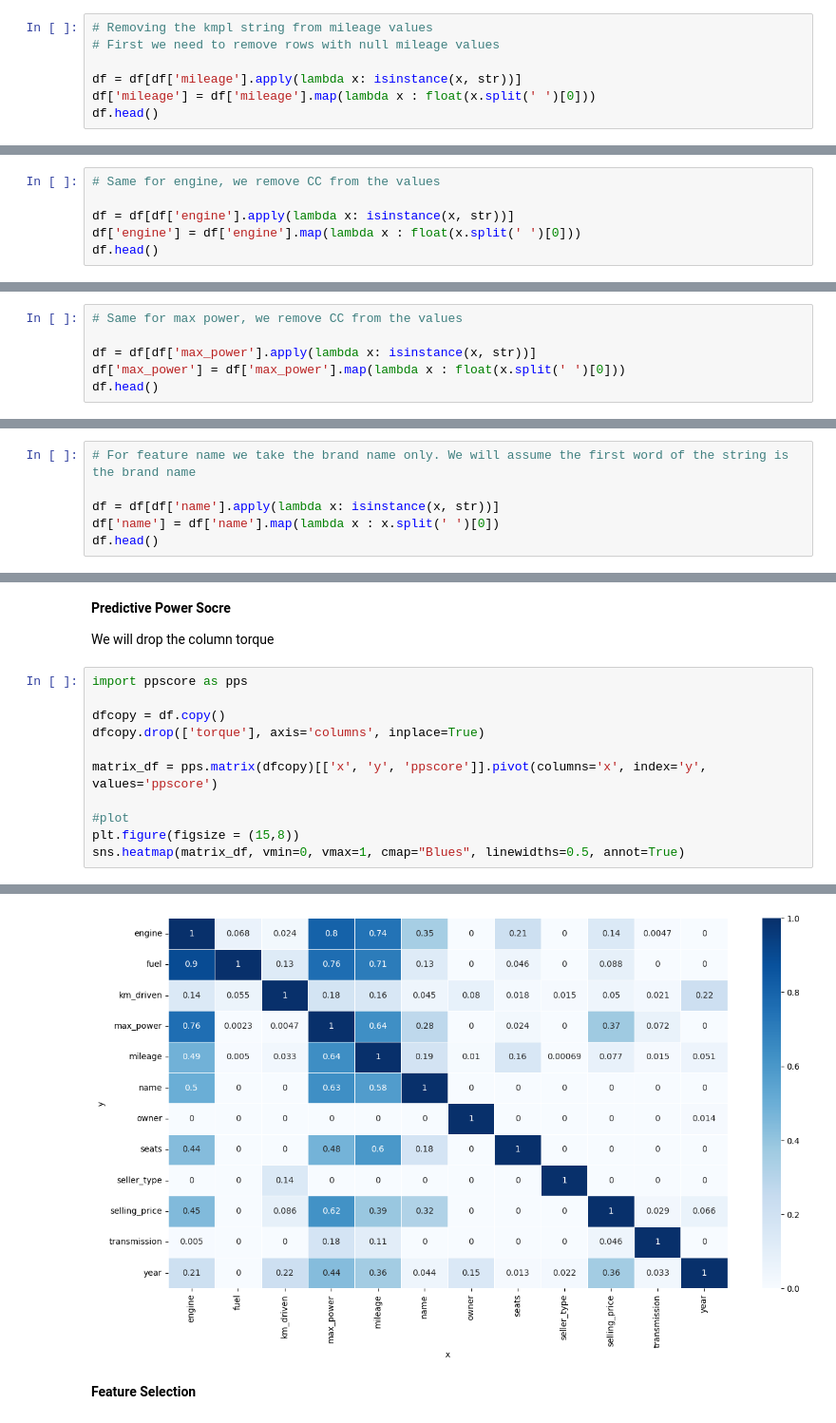
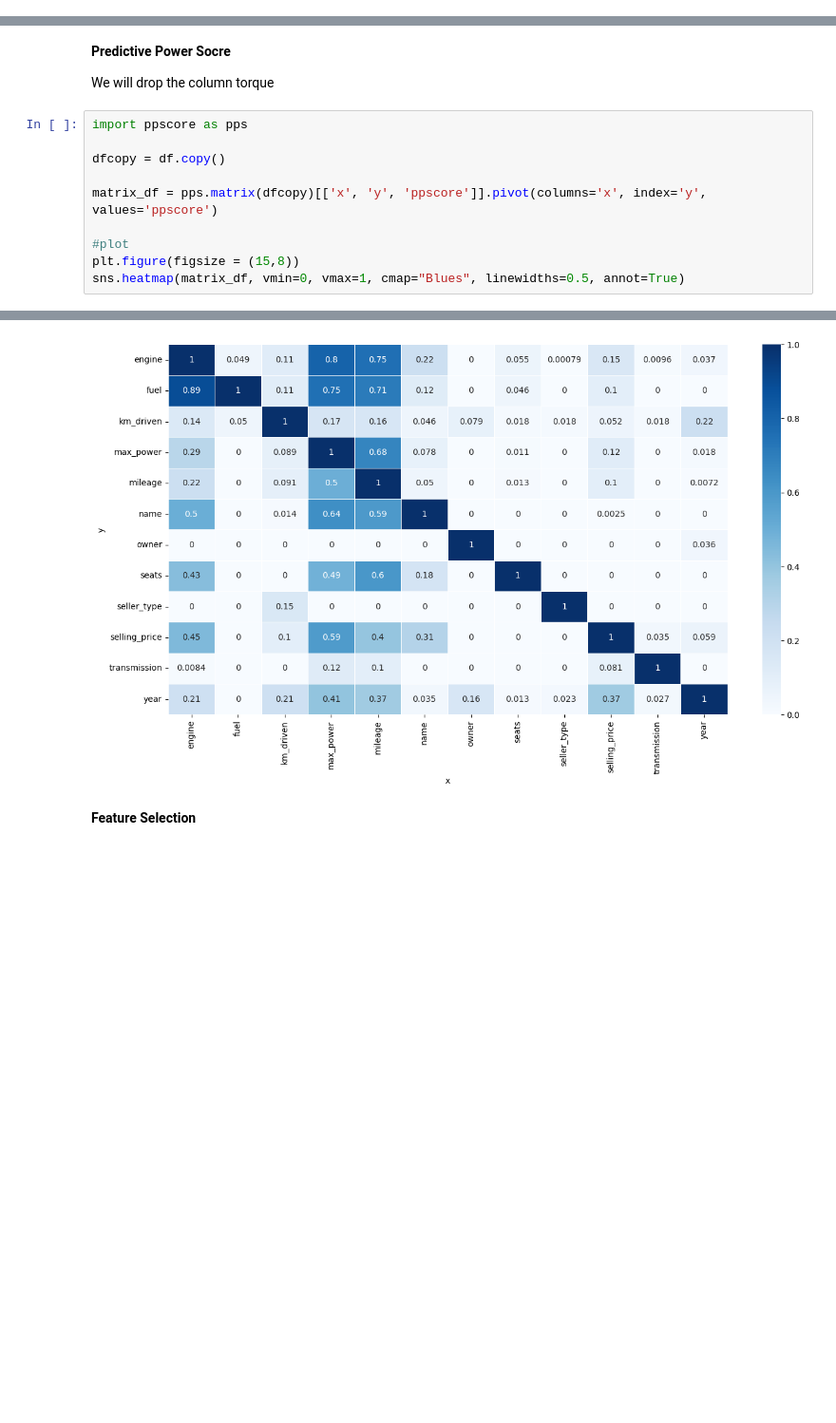
Before and after one commit to scherbatsky-jr/car_price_prediction, a Jupyter notebook: car_price_prediction.ipynb, the cells around one changed output, grey strips where cells are left out. Shown at 95% size. Saved outputs shown, nothing was run; the diff lists cells and outputs as text; blank space fills up the shorter version.

```diff
--- a/car_price_prediction.ipynb
+++ b/car_price_prediction.ipynb
@@ -232,10 +274,3 @@ sns.heatmap(df.corr(), annot=True, cmap="coolwarm")
 # %% [output]
 <Axes: >
 [figure]
-# %%
-# Removing the kmpl string from mileage values
-# First we need to remove rows with null mileage values
-
-df = df[df['mileage'].apply(lambda x: isinstance(x, str))]
-df['mileage'] = df['mileage'].map(lambda x : float(x.split(' ')[0]))
-df.head()
@@ -249,6 +276,0 @@ df.head()
-# %%
-# Same for engine, we remove CC from the values
-
-df = df[df['engine'].apply(lambda x: isinstance(x, str))]
-df['engine'] = df['engine'].map(lambda x : float(x.split(' ')[0]))
-df.head()
@@ -262,6 +276,0 @@ df.head()
-# %%
-# Same for max power, we remove CC from the values
-
-df = df[df['max_power'].apply(lambda x: isinstance(x, str))]
-df['max_power'] = df['max_power'].map(lambda x : float(x.split(' ')[0]))
-df.head()
@@ -275,6 +276,0 @@ df.head()
-# %%
-# For feature name we take the brand name only. We will assume the first word of the string is the brand name
-
-df = df[df['name'].apply(lambda x: isinstance(x, str))]
-df['name'] = df['name'].map(lambda x : x.split(' ')[0])
-df.head()
@@ -334,17 +322,16 @@ We will drop the column torque
 # %%
 import ppscore as pps
 
 dfcopy = df.copy()
-dfcopy.drop(['torque'], axis='columns', inplace=True)
 
 matrix_df = pps.matrix(dfcopy)[['x', 'y', 'ppscore']].pivot(columns='x', index='y', values='ppscore')
 
 #plot
 plt.figure(figsize = (15,8))
 sns.heatmap(matrix_df, vmin=0, vmax=1, cmap="Blues", linewidths=0.5, annot=True)
 # %% [output]
 <Axes: xlabel='x', ylabel='y'>
-[figure, old version]
+[figure, new version]
 # %% [markdown]
 **Feature Selection**
 # %%
```
Also changed, not shown: parts of 35 cells of this notebook, 2 other files.
